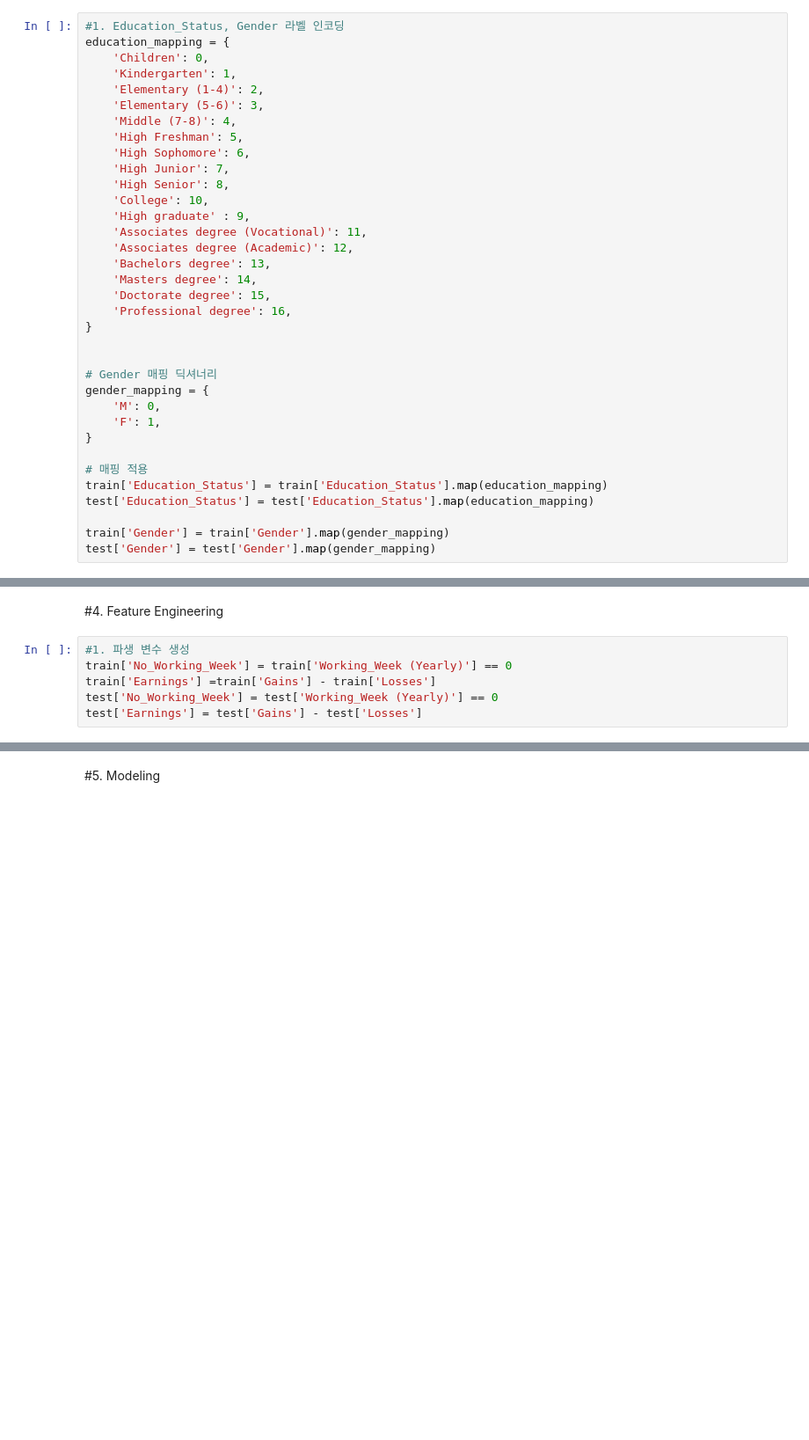
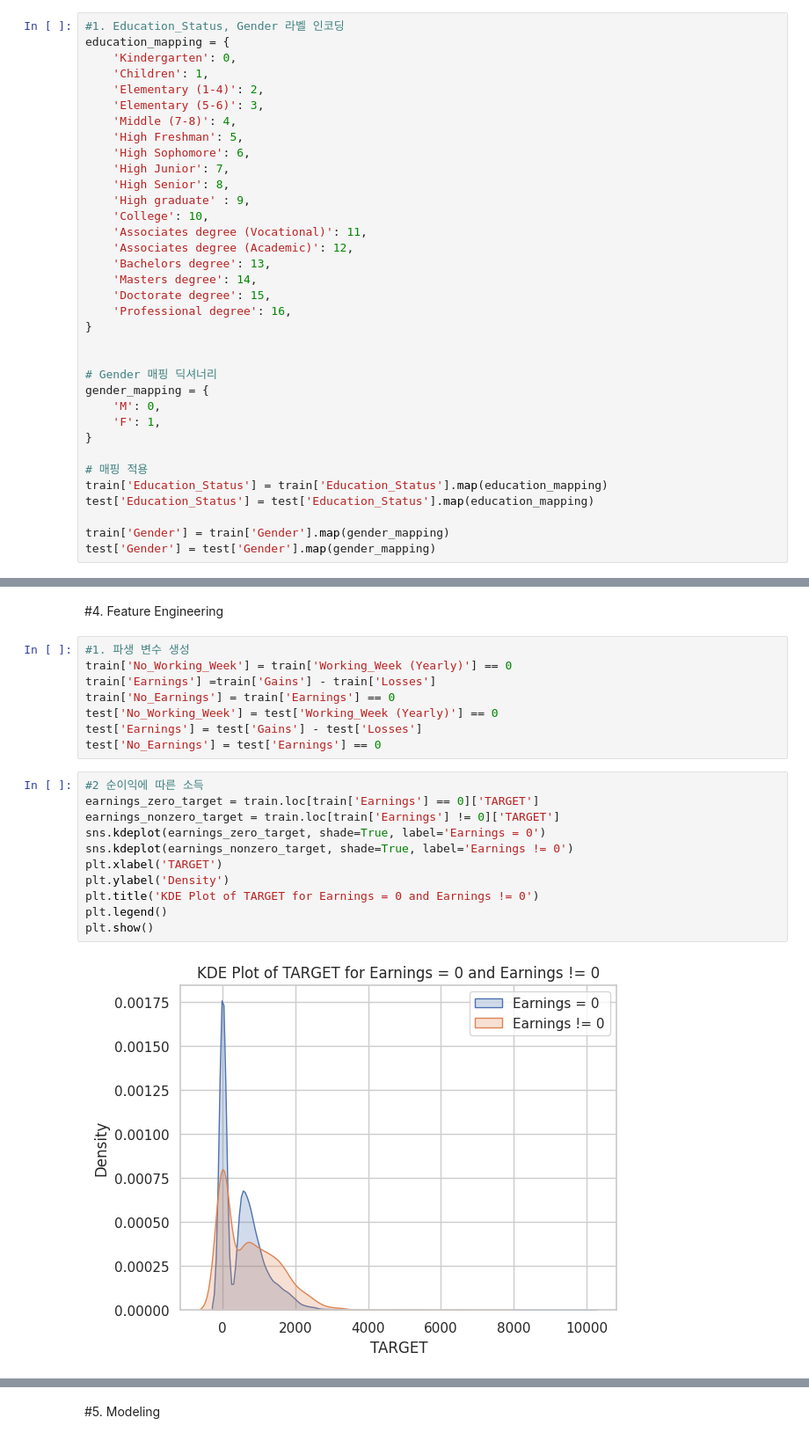
Before and after one commit to mincoder00/INCOME_PREDICT, a Jupyter notebook: INCOME_PREDICT.ipynb, the cells around one changed output, grey strips where cells are left out. Shown at 88% size. Drawn from its saved outputs; the diff is of its cells as text; blank space fills up the shorter version.

```diff
--- a/INCOME_PREDICT.ipynb
+++ b/INCOME_PREDICT.ipynb
@@ -224,8 +247,8 @@ test.loc[(test['Hispanic_Origin'] == ' Do not know') | (test['Hispanic_Origin']
 # %%
 #1. Education_Status, Gender 라벨 인코딩
 education_mapping = {
-    'Children': 0,
-    'Kindergarten': 1,
+    'Kindergarten': 0,
+    'Children': 1,
     'Elementary (1-4)': 2,
     'Elementary (5-6)': 3,
     'Middle (7-8)': 4,
@@ -233,8 +256,8 @@ education_mapping = {
     'High Sophomore': 6,
     'High Junior': 7,
     'High Senior': 8,
+    'High graduate' : 9,
     'College': 10,
-    'High graduate' : 9,
     'Associates degree (Vocational)': 11,
     'Associates degree (Academic)': 12,
     'Bachelors degree': 13,
@@ -287,6 +310,21 @@ Testing Features shape:  (10000, 247)
 #1. 파생 변수 생성
 train['No_Working_Week'] = train['Working_Week (Yearly)'] == 0
 train['Earnings'] =train['Gains'] - train['Losses']
+train['No_Earnings'] = train['Earnings'] == 0
 test['No_Working_Week'] = test['Working_Week (Yearly)'] == 0
 test['Earnings'] = test['Gains'] - test['Losses']
+test['No_Earnings'] = test['Earnings'] == 0
+# %%
+#2 순이익에 따른 소득
+earnings_zero_target = train.loc[train['Earnings'] == 0]['TARGET']
+earnings_nonzero_target = train.loc[train['Earnings'] != 0]['TARGET']
+sns.kdeplot(earnings_zero_target, shade=True, label='Earnings = 0')
+sns.kdeplot(earnings_nonzero_target, shade=True, label='Earnings != 0')
+plt.xlabel('TARGET')
+plt.ylabel('Density')
+plt.title('KDE Plot of TARGET for Earnings = 0 and Earnings != 0')
+plt.legend()
+plt.show()
+# %% [output]
+[figure, added]
 # %%
```
Also changed, not shown: parts of 10 cells of this notebook, 1 other file.
